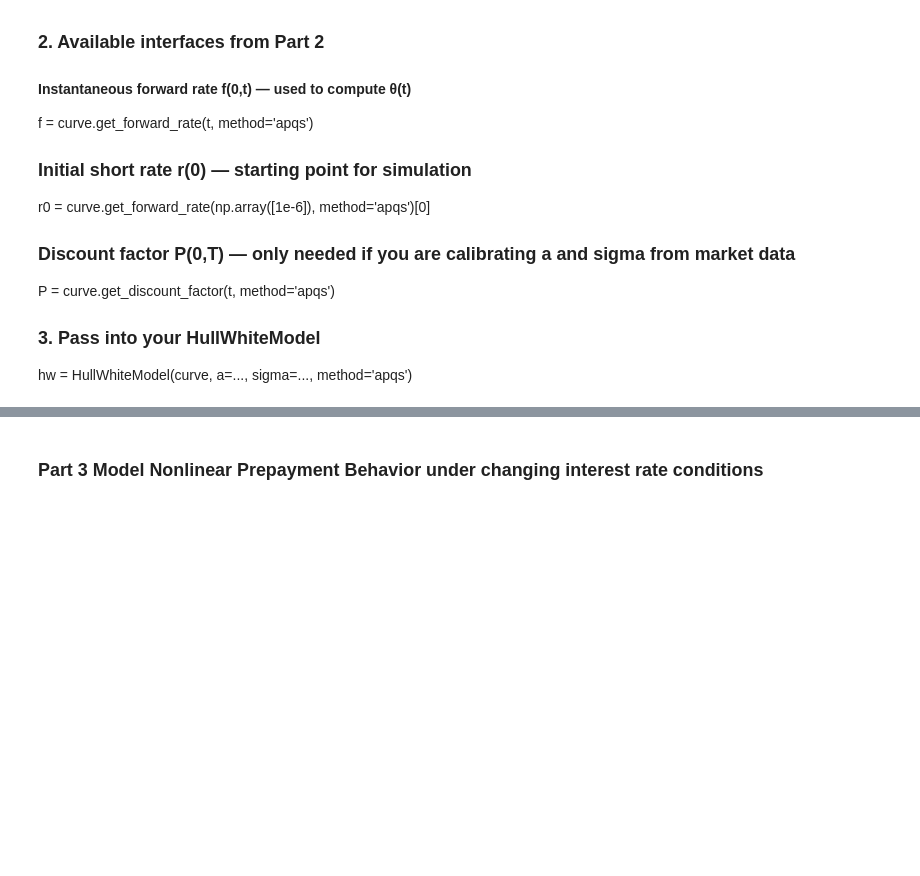
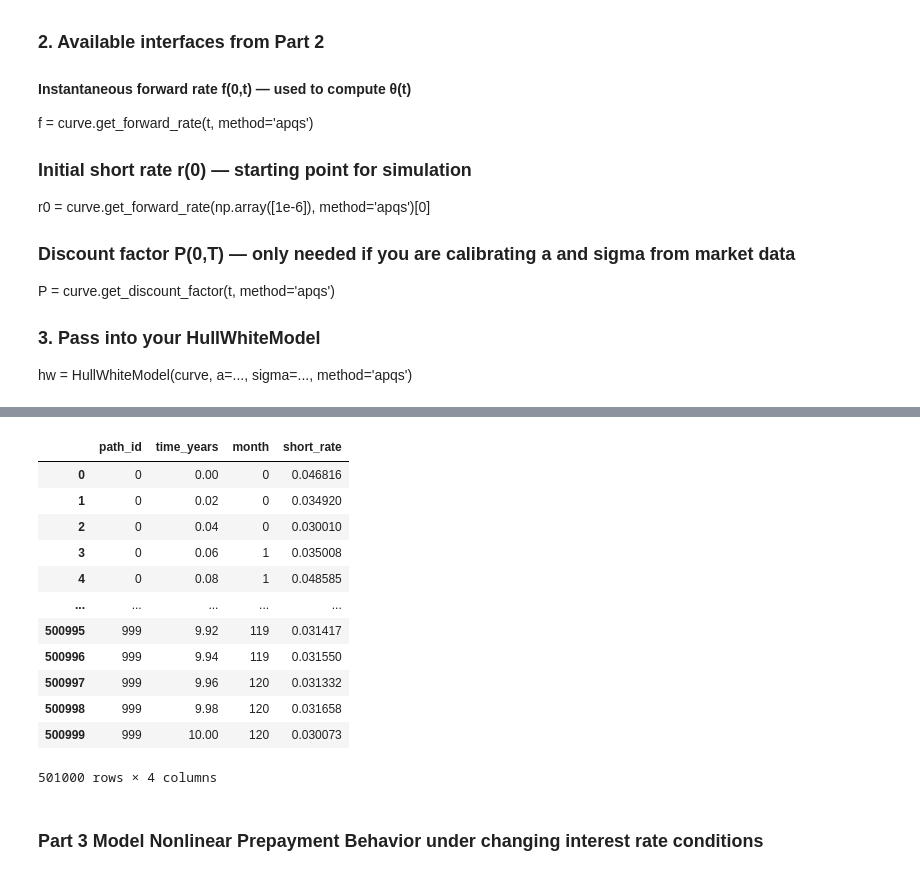
Before and after one commit to chloelinrq/STAT5030_Numerical_Methods_Group_Project, a Jupyter notebook: main.ipynb, the cells around one changed output, grey strips where cells are left out. Drawn from its saved outputs; the diff is of its cells as text; code cells hidden in the pictures; blank space fills up the shorter version.

```diff
--- a/main.ipynb
+++ b/main.ipynb
@@ -360,0 +321,15 @@ For part 2, please also try other multifactor models other than HullWhiteModel a
+# %%
+maturities = treasury_data["Maturity"].values
+yields = treasury_data["Yield"].values / 100
+
+curve = YieldCurve(maturities, yields)
+method = "apqs"  #alternatives: 'cubic', 'piecewise'
+
+t_curve = np.linspace(0.001, 30, 500)
+f0t = curve.get_forward_rate(t_curve, method=method)
+P0T = curve.get_discount_factor(t_curve, method=method)
+r0 = curve.get_forward_rate(np.array([1e-6]), method=method)[0]
+
+print("Initial short rate r(0):", r0)
+print("Example forward rate f(0,5):", curve.get_forward_rate(np.array([5]), method=method)[0])
+print("Example discount factor P(0,10):", curve.get_discount_factor(np.array([10]), method=method)[0])
@@ -361,3 +493,26 @@ For part 2, please also try other multifactor models other than HullWhiteModel a
+# %%
+n_paths, n_times = rates.shape
+
+short_rate_df = pd.DataFrame({"path_id": np.repeat(np.arange(n_paths), n_times),
+                              "time_years": np.tile(t_grid, n_paths),
+                              "month": np.tile(np.round(t_grid * 12).astype(int), n_paths),
+                              "short_rate": rates.reshape(-1)})
+
+short_rate_df
+# %% [output]
+|  | path_id | time_years | month | short_rate |
+| 0 | 0 | 0.00 | 0 | 0.046816 |
+| 1 | 0 | 0.02 | 0 | 0.034920 |
+| 2 | 0 | 0.04 | 0 | 0.030010 |
+| 3 | 0 | 0.06 | 1 | 0.035008 |
+| 4 | 0 | 0.08 | 1 | 0.048585 |
+| ... | ... | ... | ... | ... |
+| 500995 | 999 | 9.92 | 119 | 0.031417 |
+| 500996 | 999 | 9.94 | 119 | 0.031550 |
+| 500997 | 999 | 9.96 | 120 | 0.031332 |
+| 500998 | 999 | 9.98 | 120 | 0.031658 |
+| 500999 | 999 | 10.00 | 120 | 0.030073 |
+501000 rows × 4 columns
 # %% [markdown]
 ### Part 3 Model Nonlinear Prepayment Behavior under changing interest rate conditions
 # %%
```
Also changed, not shown: parts of 13 cells of this notebook.
